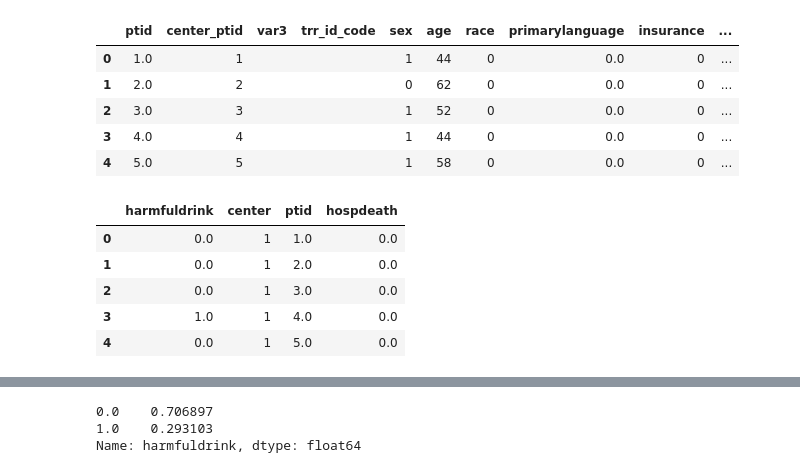
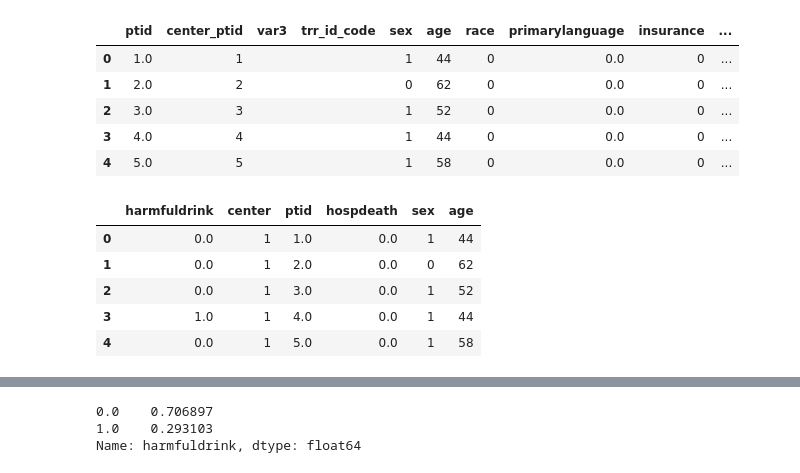
Before and after one commit to prathikr/CAIS-Liver-Transplant, a Jupyter notebook: mvp.ipynb, the cells around one changed output, grey strips where cells are left out. Drawn from its saved outputs; the diff is of its cells as text; code cells hidden in the pictures.

```diff
--- a/mvp.ipynb
+++ b/mvp.ipynb
@@ -164,15 +169,15 @@ outcomes.head()
 | 3 | 4.0 | 4 |  |  | 1 | 44 | 0 | 0.0 | 0 | ... |
 | 4 | 5.0 | 5 |  |  | 1 | 58 | 0 | 0.0 | 0 | ... |
 # %%
-outcomes = outcomes[[outcome, 'center', 'ptid', 'hospdeath']] # extract outcome, location, ID, and death data
+outcomes = outcomes[[outcome,'center','ptid','hospdeath','sex','age']]
 outcomes.head()
 # %% [output]
-|  | harmfuldrink | center | ptid | hospdeath |
-| 0 | 0.0 | 1 | 1.0 | 0.0 |
-| 1 | 0.0 | 1 | 2.0 | 0.0 |
-| 2 | 0.0 | 1 | 3.0 | 0.0 |
-| 3 | 1.0 | 1 | 4.0 | 0.0 |
-| 4 | 0.0 | 1 | 5.0 | 0.0 |
+|  | harmfuldrink | center | ptid | hospdeath | sex | age |
+| 0 | 0.0 | 1 | 1.0 | 0.0 | 1 | 44 |
+| 1 | 0.0 | 1 | 2.0 | 0.0 | 0 | 62 |
+| 2 | 0.0 | 1 | 3.0 | 0.0 | 1 | 52 |
+| 3 | 1.0 | 1 | 4.0 | 0.0 | 1 | 44 |
+| 4 | 0.0 | 1 | 5.0 | 0.0 | 1 | 58 |
 # %%
 combined = outcomes.merge(question_data, left_on='ptid', right_on='id', how='left') # merge with question data
 print(combined.shape)
```
Also changed, not shown: parts of 14 cells of this notebook.
